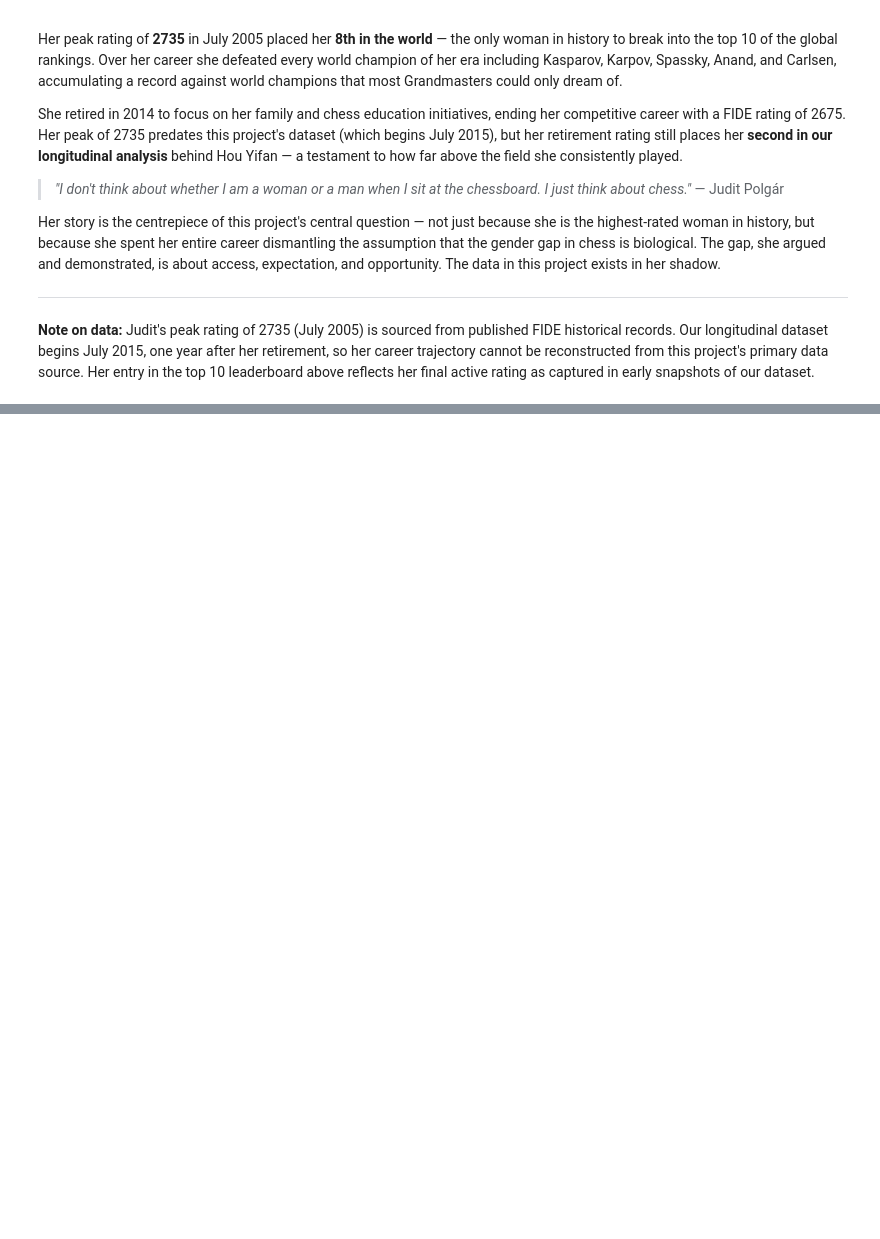
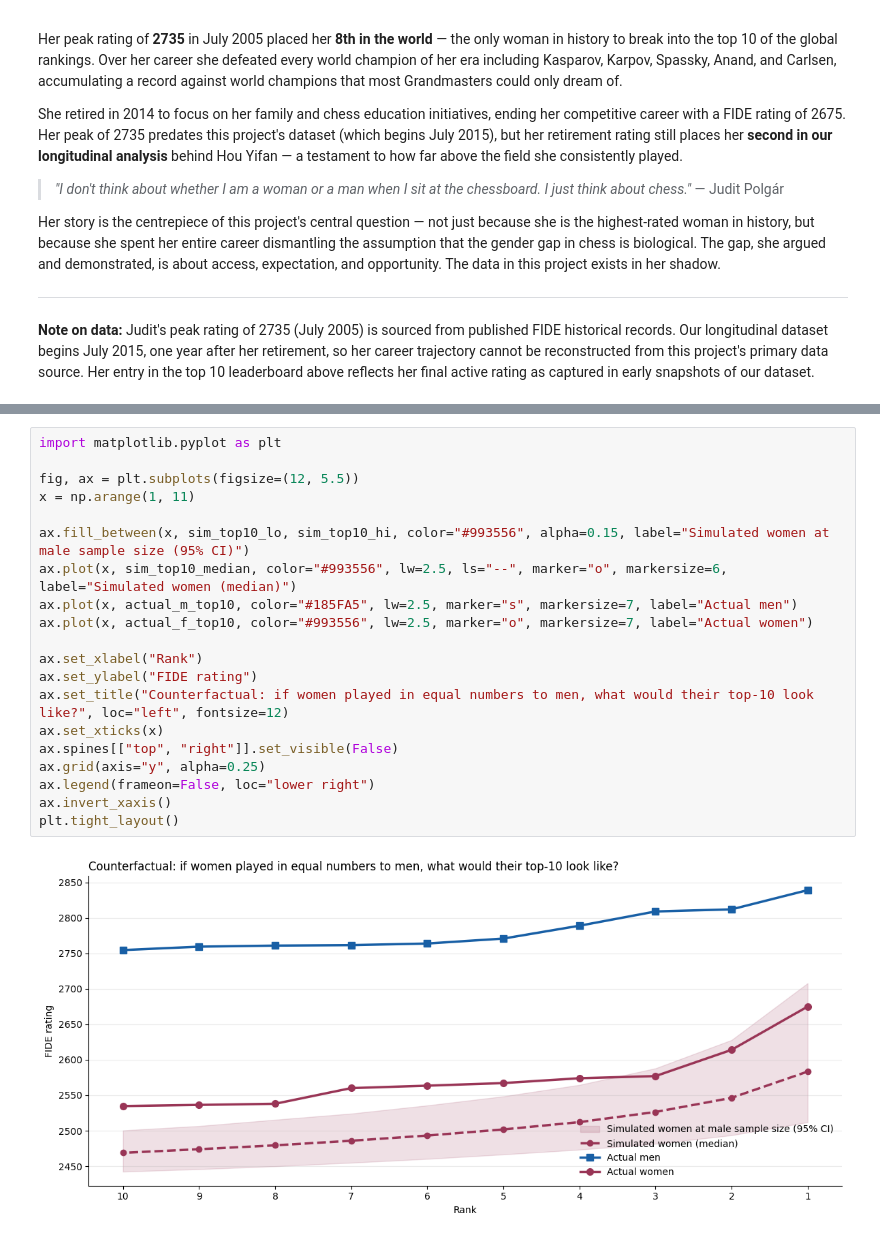
Before and after one commit to anp-exe/women-in-chess-analysis, a Jupyter notebook: fide.ipynb, the cells around one changed output, grey strips where cells are left out. Saved outputs shown, nothing was run; the diff lists cells and outputs as text; blank space fills up the shorter version.

```diff
--- a/fide.ipynb
+++ b/fide.ipynb
@@ -498,0 +717,22 @@ Her story is the centrepiece of this project's central question — not just bec
+# %%
+import matplotlib.pyplot as plt
+
+fig, ax = plt.subplots(figsize=(12, 5.5))
+x = np.arange(1, 11)
+
+ax.fill_between(x, sim_top10_lo, sim_top10_hi, color="#993556", alpha=0.15, label="Simulated women at male sample size (95% CI)")
+ax.plot(x, sim_top10_median, color="#993556", lw=2.5, ls="--", marker="o", markersize=6, label="Simulated women (median)")
+ax.plot(x, actual_m_top10, color="#185FA5", lw=2.5, marker="s", markersize=7, label="Actual men")
+ax.plot(x, actual_f_top10, color="#993556", lw=2.5, marker="o", markersize=7, label="Actual women")
+
+ax.set_xlabel("Rank")
+ax.set_ylabel("FIDE rating")
+ax.set_title("Counterfactual: if women played in equal numbers to men, what would their top-10 look like?", loc="left", fontsize=12)
+ax.set_xticks(x)
+ax.spines[["top", "right"]].set_visible(False)
+ax.grid(axis="y", alpha=0.25)
+ax.legend(frameon=False, loc="lower right")
+ax.invert_xaxis()
+plt.tight_layout()
+# %% [output]
+[figure, added]
```
Also changed, not shown: parts of 17 cells of this notebook.
